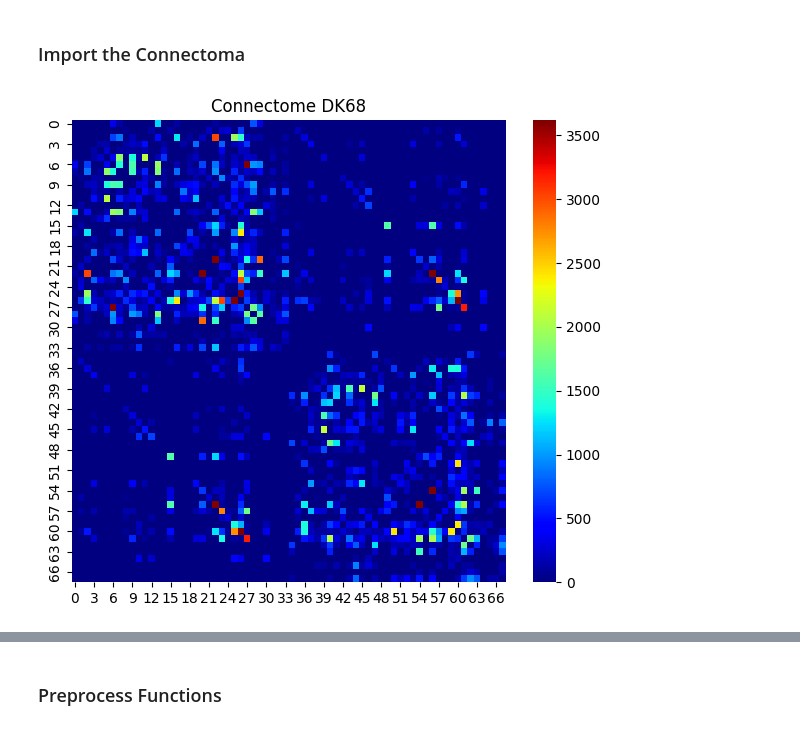
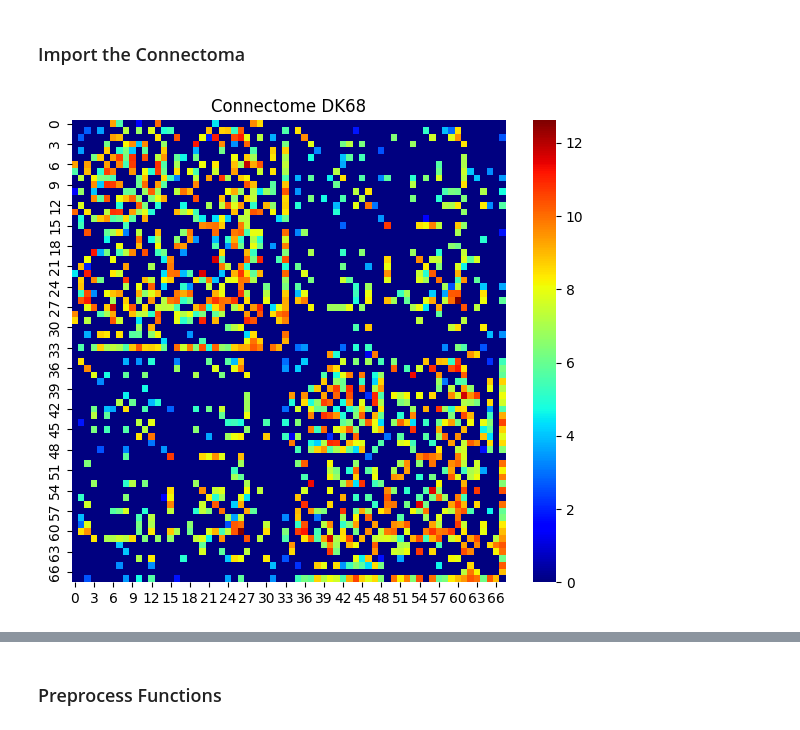
Before and after one commit to DBlassio/phase_coherance_consciousness, a Jupyter notebook: phase_coherence_kmeans.ipynb, the cells around one changed output, grey strips where cells are left out. Saved outputs shown, nothing was run; the diff lists cells and outputs as text; code cells hidden in the pictures.

Commit message:
connectome matrix

```diff
--- a/phase_coherence_kmeans.ipynb
+++ b/phase_coherence_kmeans.ipynb
@@ -24,24 +24,24 @@ random.seed(42)
 ### Reading Data
 # %%
 # Read the data
-data_path = "C:/Users/diego/Desktop/Master Neuro/M1/Mini-Project/Papers/Dynamical Structre Consciousness/phase_coherence_kmeans"
+data_path= "C:/Users/diego/Desktop/phase_coherance_consciousness/data"
 
 #Awake
-data_awake = os.path.join(data_path, "./DK68/BOLD_timeseries_Awake.mat")
+data_awake = os.path.join(data_path, "./BOLD_timeseries_Awake.mat")
 data_awake = loadmat(data_awake)
 data_awake = data_awake["BOLD_timeseries_Awake"]
 bold_awake_signals = np.hstack(data_awake.flatten())
 print(f"Awake concatenated signals: {bold_awake_signals.shape} from {data_awake.shape[0]} patients.")
 
 #Deep
-data_deep = os.path.join(data_path, "./DK68/BOLD_timeseries_Deep.mat")
+data_deep = os.path.join(data_path, "./BOLD_timeseries_Deep.mat")
 data_deep = loadmat(data_deep)
 data_deep = data_deep["BOLD_timeseries_Deep"]
 bold_deep_signals = np.hstack(data_deep.flatten())
 print(f"Deep concatenated signals: {bold_deep_signals.shape} from {data_deep.shape[0]} patients.")
 
 #Recovery
-data_recovery = os.path.join(data_path, "./DK68/BOLD_timeseries_Recovery.mat")
+data_recovery = os.path.join(data_path, "./BOLD_timeseries_Recovery.mat")
 data_recovery = loadmat(data_recovery)
 data_recovery = data_recovery["BOLD_timeseries_Recovery"]
 bold_recov_signals = np.hstack(data_recovery.flatten())
@@ -112,18 +112,17 @@ print(f" Number of Regions (ROI): {ROI} \n Total Time: {time_length}")
 ### Import the Connectoma
 # %%
 # Import the atlas
-
-data_connectome = os.path.join(data_path, "./DK68/DTI_fiber_consensus_HCP.mat")
-Connectome = loadmat(data_connectome)['connectivity']
+data_connectome = os.path.join(data_path, "./dk68.mat")
+Connectome = loadmat(data_connectome)["sc_ctx"]
 VConnectome = Connectome.flatten()
 
 # Plot it
 fig, ax = plt.subplots(figsize=(7, 6))
 sns.heatmap(Connectome, cmap='jet',cbar=True, ax=ax)
 ax.set_title(f"Connectome DK68")
 plt.show()
 # %% [output]
-[figure, old version]
+[figure, new version]
 # %%
 np.info(Connectome)
 # %% [output]
```
Also changed, not shown: parts of 3 cells of this notebook.
